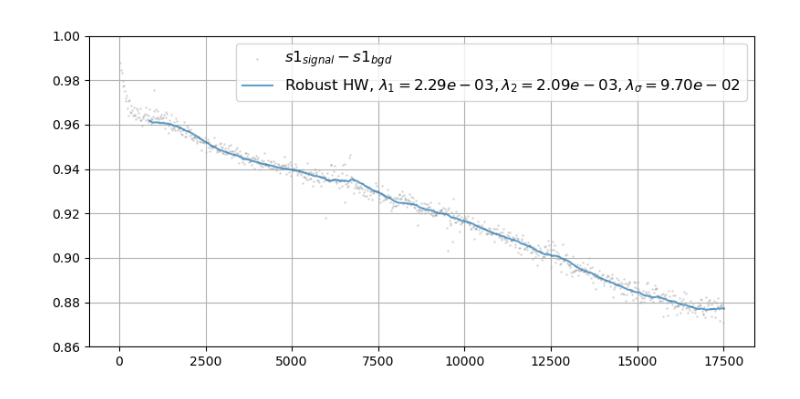
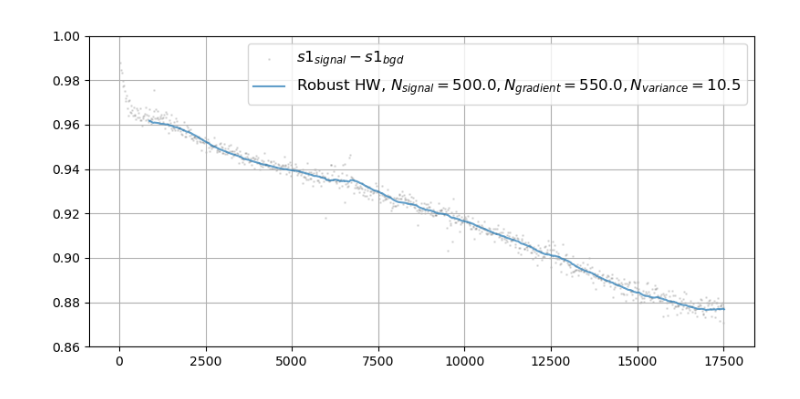
Before and after one commit to simply-nicky/robust_hw, a Jupyter notebook: tutorial_for_Martin.ipynb, the cells around one changed output. Drawn from its saved outputs; the diff is of its cells as text; code cells hidden in the pictures.

```diff
--- a/tutorial_for_Martin.ipynb
+++ b/tutorial_for_Martin.ipynb
@@ -12,7 +12,7 @@ freq_sgn = integrate(freq_ext, np.zeros(freq_ext.size), period)
 freq_bgd = interpolate(freq_ext, period, period - 2)
 freq_int = integrate(freq_ext, freq_bgd, period)
 # %%
-from robust_holt_winters import robust_holt_winters, training, initialise, smoothe
+from robust_holt_winters import create_smoother, initialise, smoothing_step
 import jax.numpy as jnp
 from tqdm.auto import tqdm
 
@@ -20,10 +20,10 @@ from tqdm.auto import tqdm
 series = freq_int / freq_int.max()
 
 # results of a training
-lambda1, lambda2, lambda_sigma = 0.00228908, 0.00208825, 0.09696817
+smoothe_over_signal, smoothe_over_gradient, smoothe_over_variance = 500.0, 550.0, 10.5
 
 #creating a smoother object
-smoother = robust_holt_winters(lambda1=lambda1, lambda2=lambda2, lambda_sigma=lambda_sigma)
+smoother = create_smoother(smoothe_over_signal, smoothe_over_gradient, smoothe_over_variance)
 
 # skipping first n_start points and allocating n_warmup points to create an initial state
 n_start, n_warmup = int(0.01 * series.size), int(0.04 * series.size)
@@ -31,27 +31,31 @@ n_start, n_warmup = int(0.01 * series.size), int(0.04 * series.size)
 warmup, samples = (jnp.array(series[n_start:n_start + n_warmup]),
                    jnp.array(series[n_start + n_warmup:]))
 
+step = smoothing_step(smoother)
+
 # creating an initial state
 state = initialise(smoother, warmup)
 
 # performing real-time smoothing
 result = []
 for elem in tqdm(samples):
-    smoothed, state = smoothe(smoother, elem, state)
+    smoothed, state = step(elem, state)
     result.append(smoothed)
 # %%
 import matplotlib.pyplot as plt
 
 %matplotlib widget
 fig, ax = plt.subplots(figsize=(8, 4))
 ax.scatter(theta_ext[::20], series[::20], s=1, alpha=0.1, c='k', label=r'$s1_{signal} - s1_{bgd}$')
 ax.plot(theta_ext[n_start + n_warmup:], result, alpha=0.7,
-        label=fr'Robust HW, $\lambda_1 = {lambda1:0.2e}, \lambda_2 = {lambda2:0.2e}, \lambda_{{\sigma}} = {lambda_sigma:0.2e}$')
+        label=fr'Robust HW, $N_{{signal}} = {smoothe_over_signal}, '\
+              fr'N_{{gradient}} = {smoothe_over_gradient}, '\
+              fr'N_{{variance}} = {smoothe_over_variance}$')
 
 ax.legend(fontsize=12)
 ax.set_ylim(0.86, 1.0)
 ax.grid(True)
 fig.tight_layout()
 plt.show()
 # %% [output]
-[figure, old version]
+[figure, new version]
```
Also changed, not shown: parts of 1 cell of this notebook, 1 other file.
